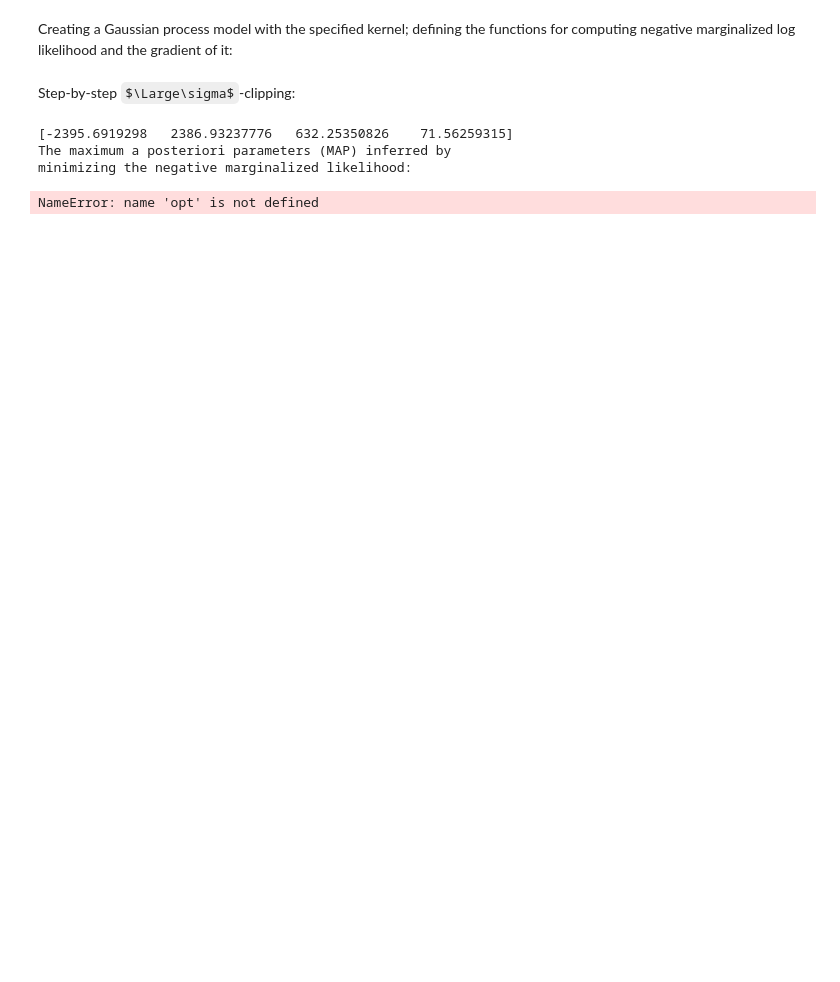
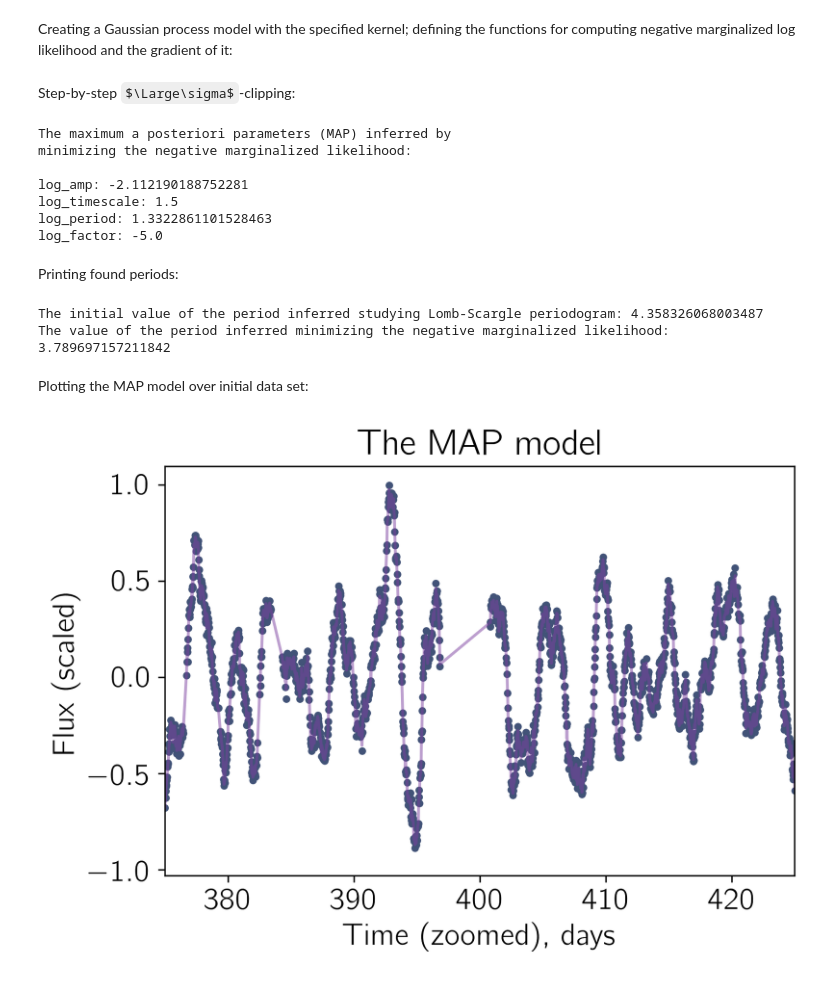
Before and after one commit to paveloom-c/C2, a Jupyter notebook: Notebooks/Base/george/george.ipynb, the cells around one changed output. Saved outputs shown, nothing was run; the diff lists cells and outputs as text; code cells hidden in the pictures; some formulas as TeX source; blank space fills up the shorter version.

```diff
--- a/Notebooks/Base/george/george.ipynb
+++ b/Notebooks/Base/george/george.ipynb
@@ -273,11 +276,8 @@ bounds_values = gp.get_parameter_bounds()
 # Creating an initial mask
 sigma_mask = np.ones(len(t), dtype=bool)
 
-gp.compute(t[sigma_mask], ferr[sigma_mask])
-print(grad_neg_log_like(init_params, f, gp, sigma_mask))
-
 # Main loop
-while False:
+while True:
 
     # Computing the extended form of the covariance matrix and factorizing
     gp.compute(t[sigma_mask], ferr[sigma_mask])
@@ -328,7 +328,10 @@ print("The maximum a posteriori parameters (MAP) inferred by\n",
 for i in range(len(params_names)):
     print(params_names[i] + ":", opt.x[i])
 # %% [output]
-[-2395.6919298   2386.93237776   632.25350826    71.56259315]
 The maximum a posteriori parameters (MAP) inferred by
 minimizing the negative marginalized likelihood:
+
+log_amp: -2.112190188752281
+log_timescale: 1.5
+log_period: 1.3322861101528463
+log_factor: -5.0
-NameError: name 'opt' is not defined
@@ -336,0 +338,42 @@ NameError: name 'opt' is not defined
+# %% [markdown]
+Printing found periods:
+# %%
+# Calculating the exponent of the inferred log-period
+inf_period = np.exp(opt.x[-2])
+
+# Printing the result and comparing to the initial value
+
+print("The initial value of the period inferred studying Lomb-Scargle periodogram: " + str(period))
+print("The value of the period inferred minimizing the negative marginalized likelihood: " + str(inf_period))
+# %% [output]
+The initial value of the period inferred studying Lomb-Scargle periodogram: 4.358326068003487
+The value of the period inferred minimizing the negative marginalized likelihood: 3.789697157211842
+# %% [markdown]
+Plotting the MAP model over initial data set:
+# %%
+# Plotting the initial data set
+plt.plot(t, f, ".", color="#425378")
+
+# Plotting the MAP model
+plt.plot(t, mu, color="#7C40A0", alpha = 0.5)
+
+# Setting limits
+plt.xlim(375, 425)
+
+# Setting title
+plt.title("The MAP model")
+
+# Setting labels
+plt.xlabel("Time (zoomed), days")
+plt.ylabel("Flux (scaled)")
+
+# Saving the figure
+plt.savefig("Figures/MAP_model", bbox_inches="tight")
+
+# Showing the plot in a cell
+plt.show()
+
+# Closing the plot
+plt.close()
+# %% [output]
+[figure, added]
```
Also changed, not shown: parts of 14 cells of this notebook, 14 other files.
